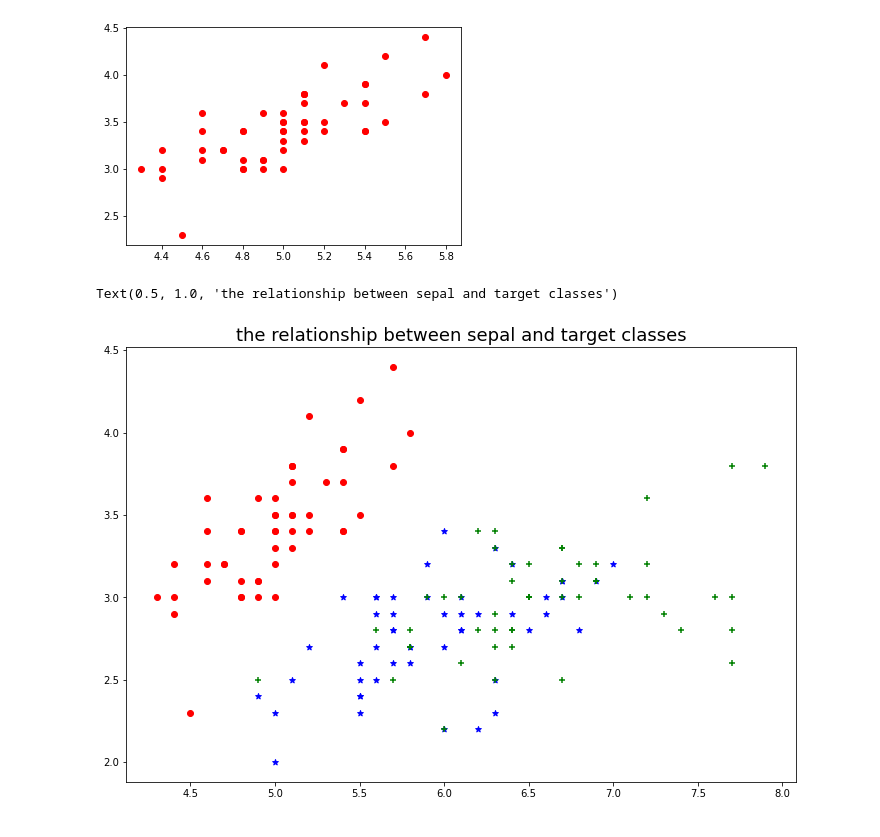
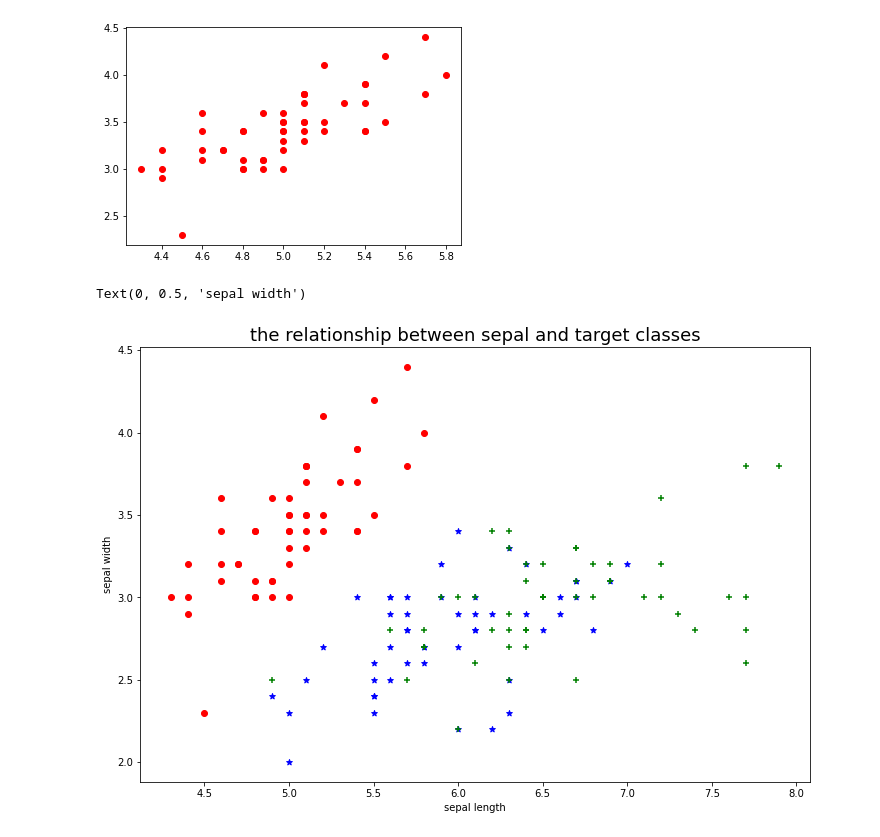
Before and after one commit to gitony0101/selfstudy, a Jupyter notebook: Ex/利用SVM，sklearn对iris数据集进行分类.ipynb, the cells around one changed output. Cells and saved outputs as stored; diff of their text form; code cells hidden in the pictures.

```diff
--- a/Ex/利用SVM，sklearn对iris数据集进行分类.ipynb
+++ b/Ex/利用SVM，sklearn对iris数据集进行分类.ipynb
@@ -80,11 +114,11 @@ plt.scatter(X[y==0,0],X[y==0,1],color = 'r',marker='o')
 # %%
 plt.figure(figsize=(12,8))
 plt.scatter(X[y==0,0],X[y==0,1],color = 'r',marker='o')
 plt.scatter(X[y==1,0],X[y==1,1],color = 'b',marker='*')
 plt.scatter(X[y==2,0],X[y==2,1],color = 'g',marker='+')
 plt.title('the relationship between sepal and target classes',fontsize = 18)
 plt.xlabel('sepal length')
-plt.ylabe
+plt.ylabel('sepal width')
 # %% [output]
-Text(0.5, 1.0, 'the relationship between sepal and target classes')
+Text(0, 0.5, 'sepal width')
-[figure, old version]
+[figure, new version]
```
Also changed, not shown: parts of 13 cells of this notebook.
